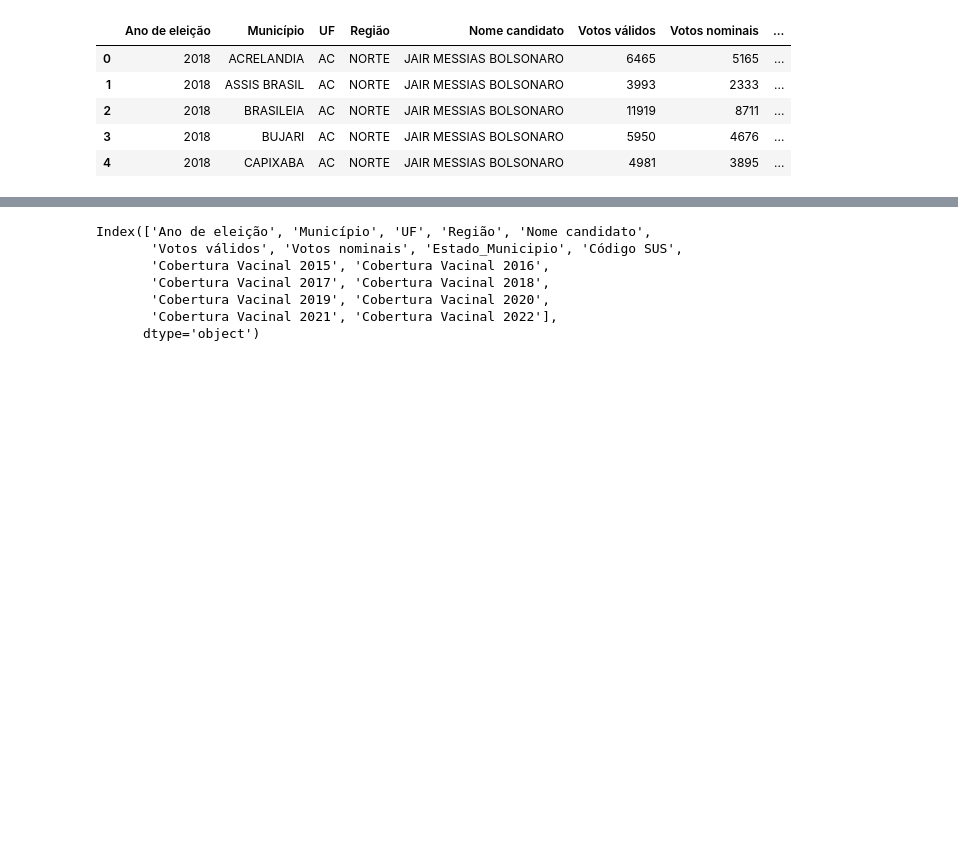
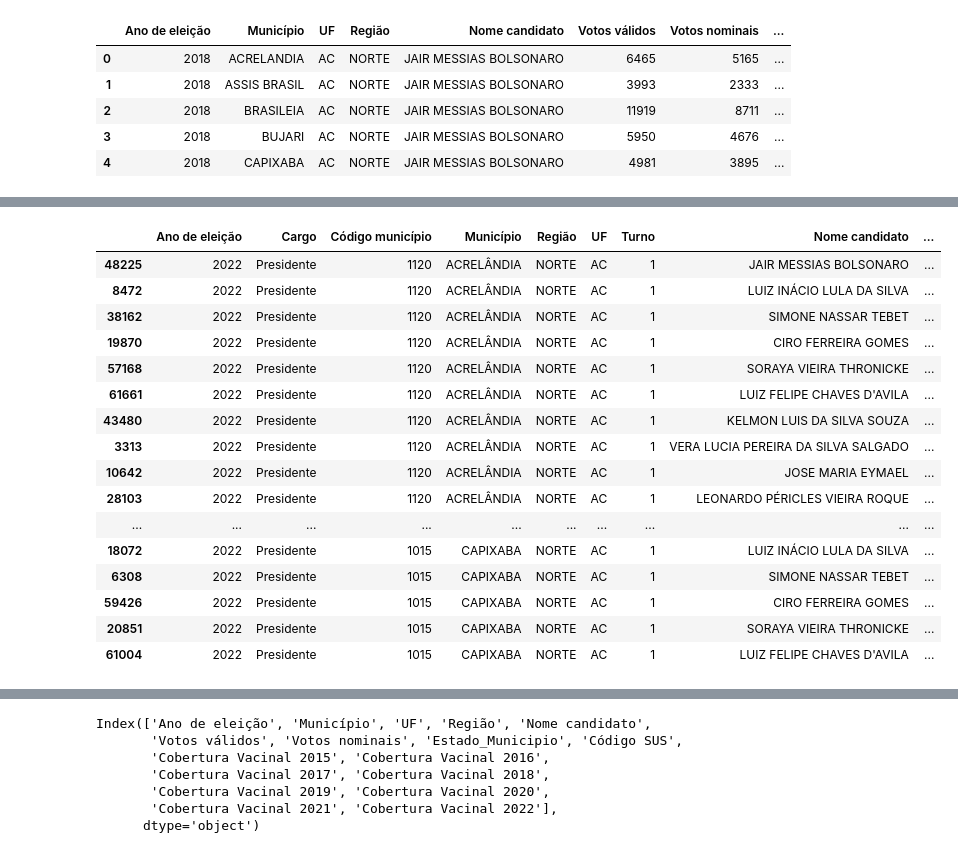
Before and after one commit to jessicabom/analise_cobertura_vacinal_x_eleicoes_2015_2022, a Jupyter notebook: ETL.ipynb, the cells around one changed output, grey strips where cells are left out. Cells and saved outputs as stored; diff of their text form; code cells hidden in the pictures; blank space fills up the shorter version.

```diff
--- a/ETL.ipynb
+++ b/ETL.ipynb
@@ -983,0 +984,5 @@ df_combinado.to_csv("DadosProntos.csv", index=False)
+# %%
+#Depois de rodar algumas análises percebi que ainda precisava complementar o DF, porque usar os dados das eleições 2018 resultaram um tanto inconclusivos. Por isso, optei por trazer essa parte de tratamento aqui pra cima para fins de continuidade.
+
+df_eleicoes_2022 = pd.read_csv("dados_brutos/DadosEleicoes2022.csv", encoding='ISO-8859-1', sep=";")
+df_eleicoes_2022.head()
@@ -983,0 +996,4 @@ df_combinado.to_csv("DadosProntos.csv", index=False)
+# %%
+#Aqui fui aplicando os tratamentos semelhantes aos que apliquei ao DF das eleições de 2018
+df_eleicoes_2022 = df_eleicoes_2022.drop(columns=["Data de carga"])
+df_eleicoes_2022.head()
@@ -983,0 +1059,3 @@ df_combinado.to_csv("DadosProntos.csv", index=False)
+# %%
+df_eleicoes_2022 = df_eleicoes_2022[df_eleicoes_2022["UF"] != "ZZ"]
+df_eleicoes_2022.nunique()
@@ -983,0 +1074,22 @@ df_combinado.to_csv("DadosProntos.csv", index=False)
+# %%
+#Aqui, diferente do outro DF, organizei os dados de maneira ascendente, para que o candidato mais votado nas eleições 2022 ficasse nas primeiras posições.
+df_eleicoes_2022 = df_eleicoes_2022.sort_values(by=["UF", "Município", "Votos nominais"], ascending=[True, True, False])
+df_eleicoes_2022.head(50)
+# %% [output]
+|  | Ano de eleição | Cargo | Código município | Município | Região | UF | Turno | Nome candidato | ... |
+| 48225 | 2022 | Presidente | 1120 | ACRELÂNDIA | NORTE | AC | 1 | JAIR MESSIAS BOLSONARO | ... |
+| 8472 | 2022 | Presidente | 1120 | ACRELÂNDIA | NORTE | AC | 1 | LUIZ INÁCIO LULA DA SILVA | ... |
+| 38162 | 2022 | Presidente | 1120 | ACRELÂNDIA | NORTE | AC | 1 | SIMONE NASSAR TEBET | ... |
+| 19870 | 2022 | Presidente | 1120 | ACRELÂNDIA | NORTE | AC | 1 | CIRO FERREIRA GOMES | ... |
+| 57168 | 2022 | Presidente | 1120 | ACRELÂNDIA | NORTE | AC | 1 | SORAYA VIEIRA THRONICKE | ... |
+| 61661 | 2022 | Presidente | 1120 | ACRELÂNDIA | NORTE | AC | 1 | LUIZ FELIPE CHAVES D'AVILA | ... |
+| 43480 | 2022 | Presidente | 1120 | ACRELÂNDIA | NORTE | AC | 1 | KELMON LUIS DA SILVA SOUZA | ... |
+| 3313 | 2022 | Presidente | 1120 | ACRELÂNDIA | NORTE | AC | 1 | VERA LUCIA PEREIRA DA SILVA SALGADO | ... |
+| 10642 | 2022 | Presidente | 1120 | ACRELÂNDIA | NORTE | AC | 1 | JOSE MARIA EYMAEL | ... |
+| 28103 | 2022 | Presidente | 1120 | ACRELÂNDIA | NORTE | AC | 1 | LEONARDO PÉRICLES VIEIRA ROQUE | ... |
+| ... | ... | ... | ... | ... | ... | ... | ... | ... | ... |
+| 18072 | 2022 | Presidente | 1015 | CAPIXABA | NORTE | AC | 1 | LUIZ INÁCIO LULA DA SILVA | ... |
+| 6308 | 2022 | Presidente | 1015 | CAPIXABA | NORTE | AC | 1 | SIMONE NASSAR TEBET | ... |
+| 59426 | 2022 | Presidente | 1015 | CAPIXABA | NORTE | AC | 1 | CIRO FERREIRA GOMES | ... |
+| 20851 | 2022 | Presidente | 1015 | CAPIXABA | NORTE | AC | 1 | SORAYA VIEIRA THRONICKE | ... |
+| 61004 | 2022 | Presidente | 1015 | CAPIXABA | NORTE | AC | 1 | LUIZ FELIPE CHAVES D'AVILA | ... |
```
Also changed, not shown: parts of 96 cells of this notebook, 36 other files.
